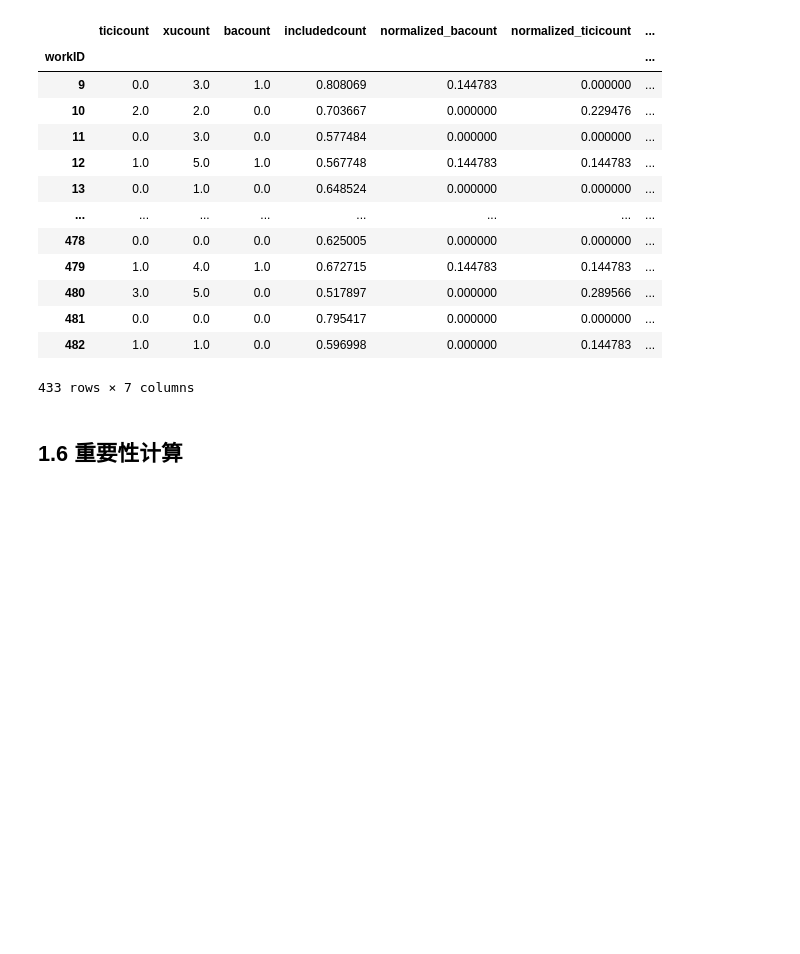
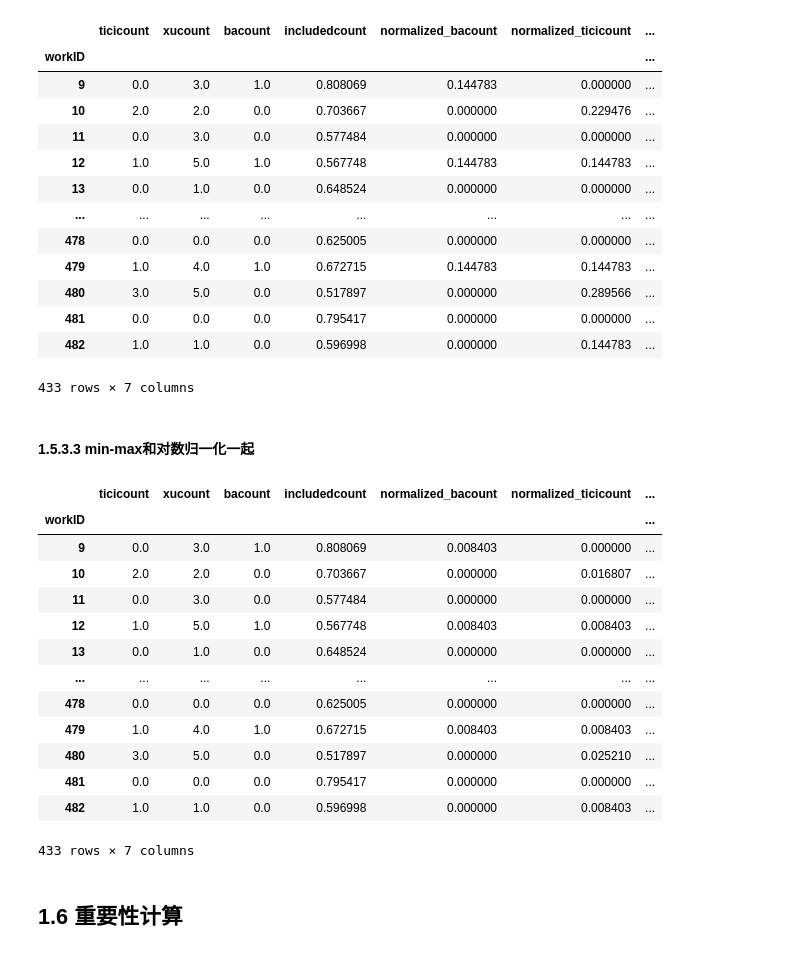
Before and after one commit to April-lemonade/LitRank, a Jupyter notebook: EDA/ImportanceEvaluation.ipynb, the cells around one changed output. Cells and saved outputs as stored; diff of their text form; code cells hidden in the pictures; blank space fills up the shorter version.

```diff
--- a/EDA/ImportanceEvaluation.ipynb
+++ b/EDA/ImportanceEvaluation.ipynb
@@ -336,6 +336,42 @@ ji_combine_log_normalize
 | 481 | 0.0 | 0.0 | 0.0 | 0.795417 | 0.000000 | 0.000000 | ... |
 | 482 | 1.0 | 1.0 | 0.0 | 0.596998 | 0.000000 | 0.144783 | ... |
 433 rows × 7 columns
+# %% [markdown]
+#### 1.5.3.3 min-max和对数归一化一起
+# %%
+ji_combine_two_normalize = jiRawData.copy()
+
+all_counts = np.concatenate((ji_combine_two_normalize['ticicount'], ji_combine_two_normalize['xucount'],ji_combine_two_normalize['bacount']))
+
+min_val = all_counts.min()
+max_val = all_counts.max()
+ji_combine_two_normalize['normalized_bacount'] = (ji_combine_two_normalize['bacount'] - min_val) / (max_val - min_val)
+ji_combine_two_normalize['normalized_ticicount'] = (ji_combine_two_normalize['ticicount'] - min_val) / (max_val - min_val)
+ji_combine_two_normalize['normalized_xucount'] = (ji_combine_two_normalize['xucount'] - min_val) / (max_val - min_val)
+
+
+# 收录的作品数单独归一化
+if ji_combine_two_normalize['includedcount'].dtype in ['float64', 'int64']:  # 检查数据类型是否为数值类型
+    max_val = ji_combine_two_normalize['includedcount'].max()
+    if max_val > 0:
+        ji_combine_two_normalize['includedcount'] = np.log10(ji_combine_two_normalize['includedcount'] + 1) / np.log10(max_val + 1)
+
+ji_combine_two_normalize
+# %% [output]
+|  | ticicount | xucount | bacount | includedcount | normalized_bacount | normalized_ticicount | ... |
+| workID |  |  |  |  |  |  | ... |
+| 9 | 0.0 | 3.0 | 1.0 | 0.808069 | 0.008403 | 0.000000 | ... |
+| 10 | 2.0 | 2.0 | 0.0 | 0.703667 | 0.000000 | 0.016807 | ... |
+| 11 | 0.0 | 3.0 | 0.0 | 0.577484 | 0.000000 | 0.000000 | ... |
+| 12 | 1.0 | 5.0 | 1.0 | 0.567748 | 0.008403 | 0.008403 | ... |
+| 13 | 0.0 | 1.0 | 0.0 | 0.648524 | 0.000000 | 0.000000 | ... |
+| ... | ... | ... | ... | ... | ... | ... | ... |
+| 478 | 0.0 | 0.0 | 0.0 | 0.625005 | 0.000000 | 0.000000 | ... |
+| 479 | 1.0 | 4.0 | 1.0 | 0.672715 | 0.008403 | 0.008403 | ... |
+| 480 | 3.0 | 5.0 | 0.0 | 0.517897 | 0.000000 | 0.025210 | ... |
+| 481 | 0.0 | 0.0 | 0.0 | 0.795417 | 0.000000 | 0.000000 | ... |
+| 482 | 1.0 | 1.0 | 0.0 | 0.596998 | 0.000000 | 0.008403 | ... |
+433 rows × 7 columns
 # %% [markdown]
 ## 1.6 重要性计算
 # %% [markdown]
```
Also changed, not shown: parts of 19 cells of this notebook, 2 other files.
